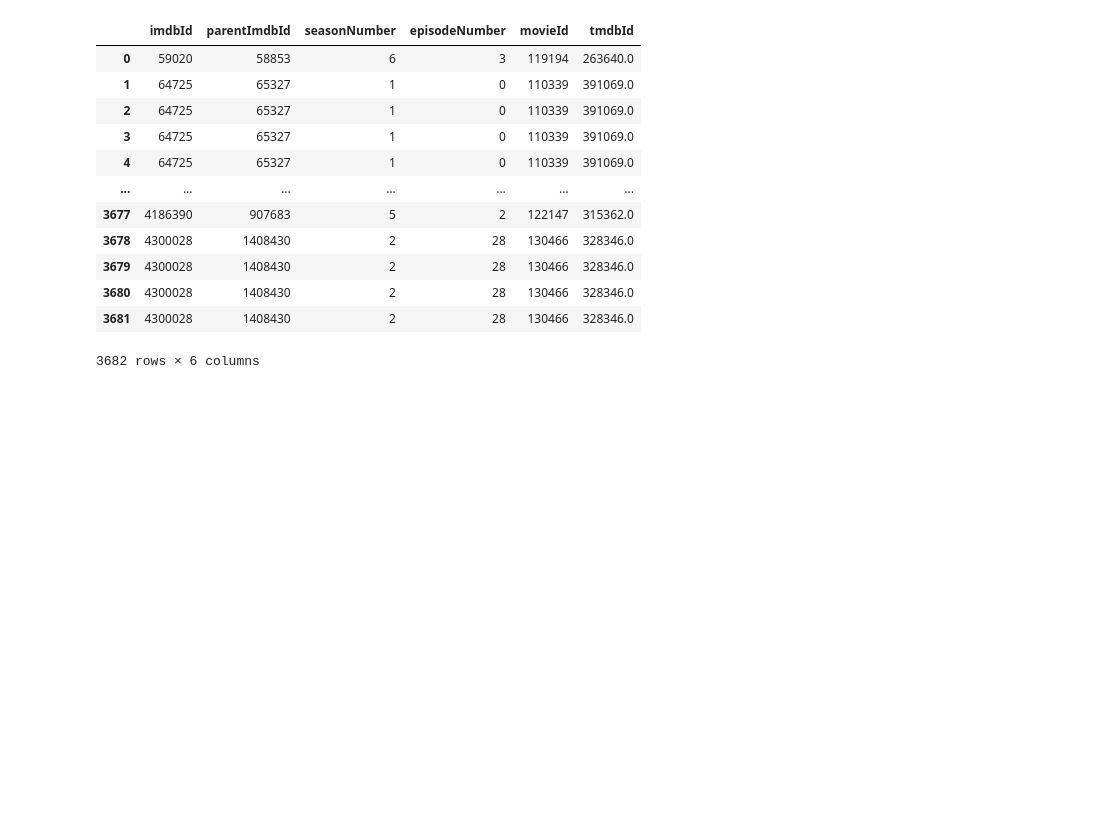
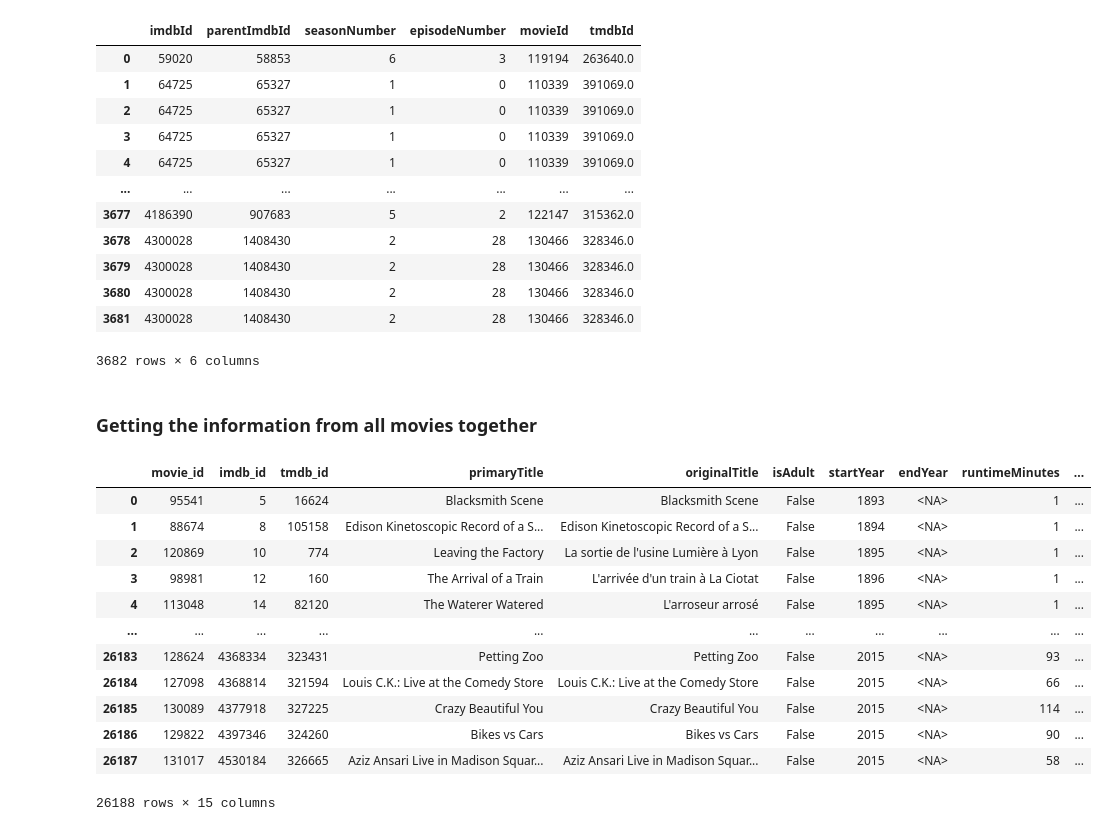
Before and after one commit to PepeuFBV/Movie-Recommendation, a Jupyter notebook: dataset_treatment.ipynb, the cells around one changed output. Saved outputs shown, nothing was run; the diff lists cells and outputs as text; code cells hidden in the pictures; blank space fills up the shorter version.

```diff
--- a/dataset_treatment.ipynb
+++ b/dataset_treatment.ipynb
@@ -307,3 +317,61 @@ episodes
 | 3680 | 4300028 | 1408430 | 2 | 28 | 130466 | 328346.0 |
 | 3681 | 4300028 | 1408430 | 2 | 28 | 130466 | 328346.0 |
 3682 rows × 6 columns
+# %% [markdown]
+### Getting the information from all movies together
+# %%
+# joining the movie.csv file with movie_details.csv by tmdbId
+movie_details = pd.read_csv('data/final_data/movie_details.csv')
+movies = pd.read_csv('data/final_data/movies.csv')
+
+# rename id columns
+movies.rename(columns={'tmdbId': 'tmdb_id'}, inplace=True)
+movies.rename(columns={'imdbId': 'imdb_id'}, inplace=True)
+movies.rename(columns={'movieId': 'movie_id'}, inplace=True)
+
+# merging the datasets
+movies = movies.merge(movie_details, on='tmdb_id')
+
+# removing the title column
+movies.drop('title', axis=1, inplace=True)
+
+# putting all ids as starting columns
+movies = movies[['movie_id', 'imdb_id', 'tmdb_id', 'primaryTitle', 'originalTitle', 'isAdult', 'startYear', 'endYear', 'runtimeMinutes', 'genres', 'backdrop_path', 'poster_path', 'original_language', 'overview', 'video']]
+# %%
+# pandas settings
+pd.set_option('future.no_silent_downcasting', True)
+
+# replacing 1's and 0's with True and False in the isAdult column
+movies['isAdult'] = movies['isAdult'].replace({1: True, 0: False})
+
+# convert the tmdb_id column to Int64
+movies['tmdb_id'] = movies['tmdb_id'].astype('Int64')
+
+# removing missing values by filling them with a placeholder (e.g., pd.NA)
+movies['runtimeMinutes'] = movies['runtimeMinutes'].fillna(pd.NA)
+
+# convert the runtimeMinutes column to Int64
+movies['runtimeMinutes'] = movies['runtimeMinutes'].astype('Int64')
+
+# convert the startYear and endYear columns to Int64
+movies['startYear'] = movies['startYear'].astype('Int64')
+movies['endYear'] = movies['endYear'].astype('Int64')
+
+# replace xx entries in original_language with NaN
+movies['original_language'] = movies['original_language'].replace('xx', pd.NA)
+
+movies
+# %% [output]
+|  | movie_id | imdb_id | tmdb_id | primaryTitle | originalTitle | isAdult | startYear | endYear | runtimeMinutes | ... |
+| 0 | 95541 | 5 | 16624 | Blacksmith Scene | Blacksmith Scene | False | 1893 | <NA> | 1 | ... |
+| 1 | 88674 | 8 | 105158 | Edison Kinetoscopic Record of a S... | Edison Kinetoscopic Record of a S... | False | 1894 | <NA> | 1 | ... |
+| 2 | 120869 | 10 | 774 | Leaving the Factory | La sortie de l'usine Lumière à Lyon | False | 1895 | <NA> | 1 | ... |
+| 3 | 98981 | 12 | 160 | The Arrival of a Train | L'arrivée d'un train à La Ciotat | False | 1896 | <NA> | 1 | ... |
+| 4 | 113048 | 14 | 82120 | The Waterer Watered | L'arroseur arrosé | False | 1895 | <NA> | 1 | ... |
+| ... | ... | ... | ... | ... | ... | ... | ... | ... | ... | ... |
+| 26183 | 128624 | 4368334 | 323431 | Petting Zoo | Petting Zoo | False | 2015 | <NA> | 93 | ... |
+| 26184 | 127098 | 4368814 | 321594 | Louis C.K.: Live at the Comedy Store | Louis C.K.: Live at the Comedy Store | False | 2015 | <NA> | 66 | ... |
+| 26185 | 130089 | 4377918 | 327225 | Crazy Beautiful You | Crazy Beautiful You | False | 2015 | <NA> | 114 | ... |
+| 26186 | 129822 | 4397346 | 324260 | Bikes vs Cars | Bikes vs Cars | False | 2015 | <NA> | 90 | ... |
+| 26187 | 131017 | 4530184 | 326665 | Aziz Ansari Live in Madison Squar... | Aziz Ansari Live in Madison Squar... | False | 2015 | <NA> | 58 | ... |
+26188 rows × 15 columns
```
Also changed, not shown: parts of 15 cells of this notebook, 1 other file.
